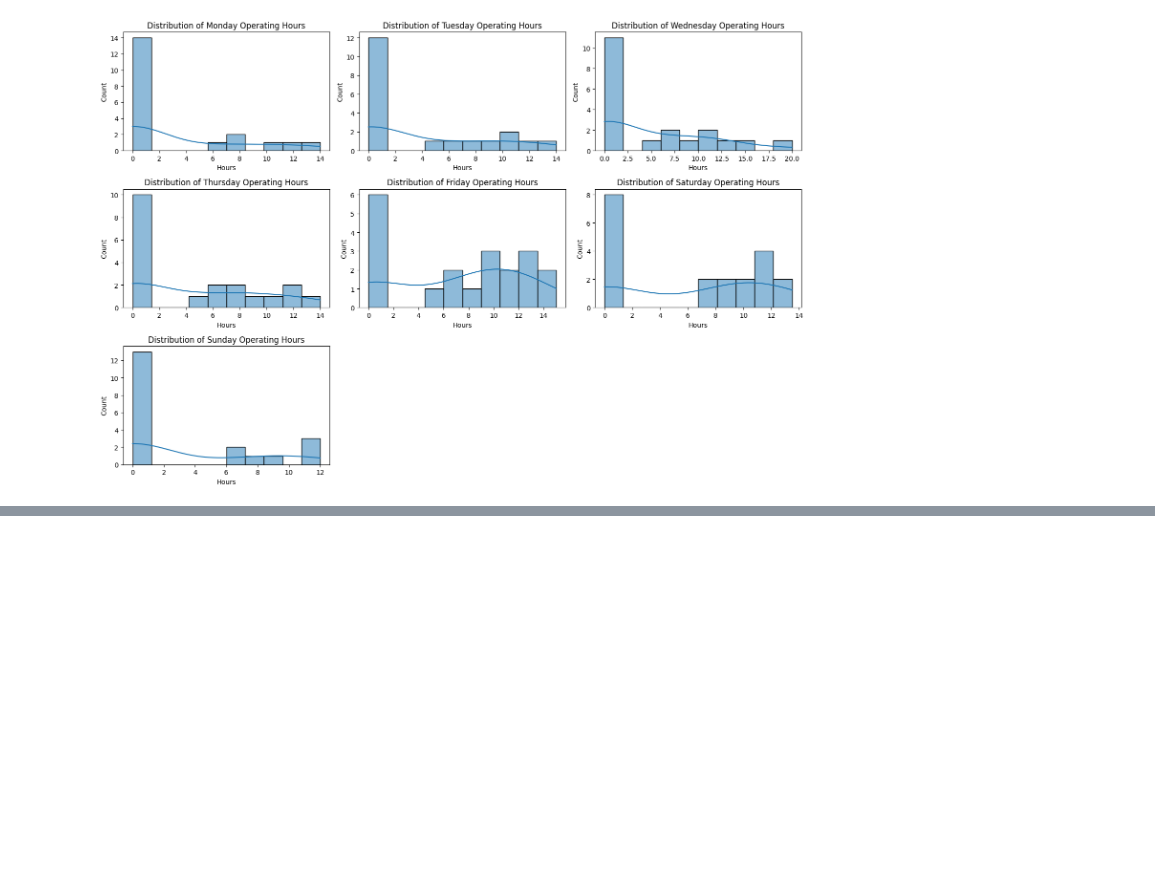
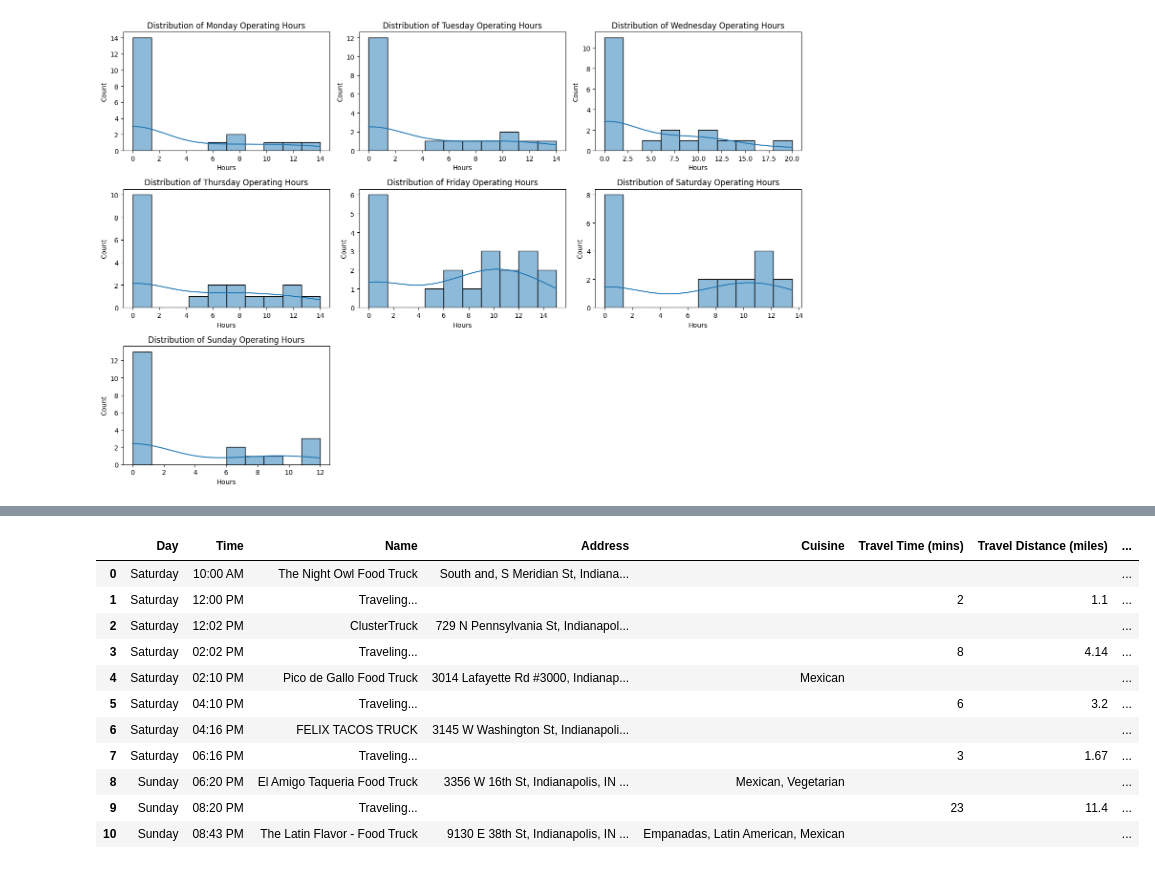
Before and after one commit to 11637721/Xtern_DS_Internship_FoodX, a Jupyter notebook: FoodX_Exploration.ipynb, the cells around one changed output, grey strips where cells are left out. Drawn from its saved outputs; the diff is of its cells as text; code cells hidden in the pictures; blank space fills up the shorter version.

Commit message:
Prepared Weekend Plan

```diff
--- a/FoodX_Exploration.ipynb
+++ b/FoodX_Exploration.ipynb
@@ -207,0 +219,8 @@ plt.show()
+# %%
+# Filter the food trucks that are open on Saturday and Sunday with a rating of 4 or above
+weekend_food_trucks = df[(df['Saturday_Hours'] > 0) &
+                                 (df['Sunday_Hours'] > 0) &
+                                 (df['Rating'] >= 4)]
+
+# Display the first few rows of the filtered data
+weekend_food_trucks[['Name', 'Address', 'Rating', 'Saturday_Hours', 'Sunday_Hours']].head()
@@ -207,0 +270,70 @@ plt.show()
+# %%
+from datetime import datetime, timedelta
+
+# Initialize the starting time for the plan
+start_time = datetime.strptime("10:00 AM", "%I:%M %p")
+
+# Create the foodie plan
+plan_data = []
+current_time = start_time
+
+for i, row in travel_df.iterrows():
+    # Add the start food truck details
+    plan_data.append({
+        "Day": "Saturday" if i < 4 else "Sunday",  # 4 food trucks per day
+        "Time": current_time.strftime("%I:%M %p"),
+        "Name": row["Start"],
+        "Address": sorted_food_trucks[sorted_food_trucks['Name'] == row["Start"]]['Address'].values[0],
+        "Cuisine": ", ".join(sorted_food_trucks.columns[sorted_food_trucks[sorted_food_trucks['Name'] == row["Start"]].iloc[0] == 1].str.replace('Cuisine_', '')),
+        "Travel Time (mins)": "",
+        "Travel Distance (miles)": "",
+        "Transportation Type": ""
+    })
+
+    # Update the current time based on duration at the food truck
+    current_time += timedelta(hours=2)
+
+    # Add the travel details
+    plan_data.append({
+        "Day": "Saturday" if i < 4 else "Sunday",
+        "Time": current_time.strftime("%I:%M %p"),
+        "Name": "Traveling...",
+        "Address": "",
+        "Cuisine": "",
+        "Travel Time (mins)": round(row["Travel Time (mins)"]),
+        "Travel Distance (miles)": round(row["Distance (miles)"], 2),
+        "Transportation Type": "Personal Car"
+    })
+
+    # Update the current time based on travel
+    current_time += timedelta(minutes=row["Travel Time (mins)"])
+
+# Add the last food truck details
+last_truck = sorted_food_trucks.iloc[-1]
+plan_data.append({
+    "Day": "Sunday",
+    "Time": current_time.strftime("%I:%M %p"),
+    "Name": last_truck["Name"],
+    "Address": last_truck['Address'],
+    "Cuisine": ", ".join(sorted_food_trucks.columns[last_truck == 1].str.replace('Cuisine_', '')),
+    "Travel Time (mins)": "",
+    "Travel Distance (miles)": "",
+    "Transportation Type": ""
+})
+
+# Convert the plan data to a DataFrame
+foodie_plan_df = pd.DataFrame(plan_data)
+foodie_plan_df
+# %% [output]
+|  | Day | Time | Name | Address | Cuisine | Travel Time (mins) | Travel Distance (miles) | ... |
+| 0 | Saturday | 10:00 AM | The Night Owl Food Truck | South and, S Meridian St, Indiana... |  |  |  | ... |
+| 1 | Saturday | 12:00 PM | Traveling... |  |  | 2 | 1.1 | ... |
+| 2 | Saturday | 12:02 PM | ClusterTruck | 729 N Pennsylvania St, Indianapol... |  |  |  | ... |
+| 3 | Saturday | 02:02 PM | Traveling... |  |  | 8 | 4.14 | ... |
+| 4 | Saturday | 02:10 PM | Pico de Gallo Food Truck | 3014 Lafayette Rd #3000, Indianap... | Mexican |  |  | ... |
+| 5 | Saturday | 04:10 PM | Traveling... |  |  | 6 | 3.2 | ... |
+| 6 | Saturday | 04:16 PM | FELIX TACOS TRUCK | 3145 W Washington St, Indianapoli... |  |  |  | ... |
+| 7 | Saturday | 06:16 PM | Traveling... |  |  | 3 | 1.67 | ... |
+| 8 | Sunday | 06:20 PM | El Amigo Taqueria Food Truck | 3356 W 16th St, Indianapolis, IN ... | Mexican, Vegetarian |  |  | ... |
+| 9 | Sunday | 08:20 PM | Traveling... |  |  | 23 | 11.4 | ... |
+| 10 | Sunday | 08:43 PM | The Latin Flavor - Food Truck | 9130 E 38th St, Indianapolis, IN ... | Empanadas, Latin American, Mexican |  |  | ... |
```
Also changed, not shown: parts of 11 cells of this notebook, 3 other files.
